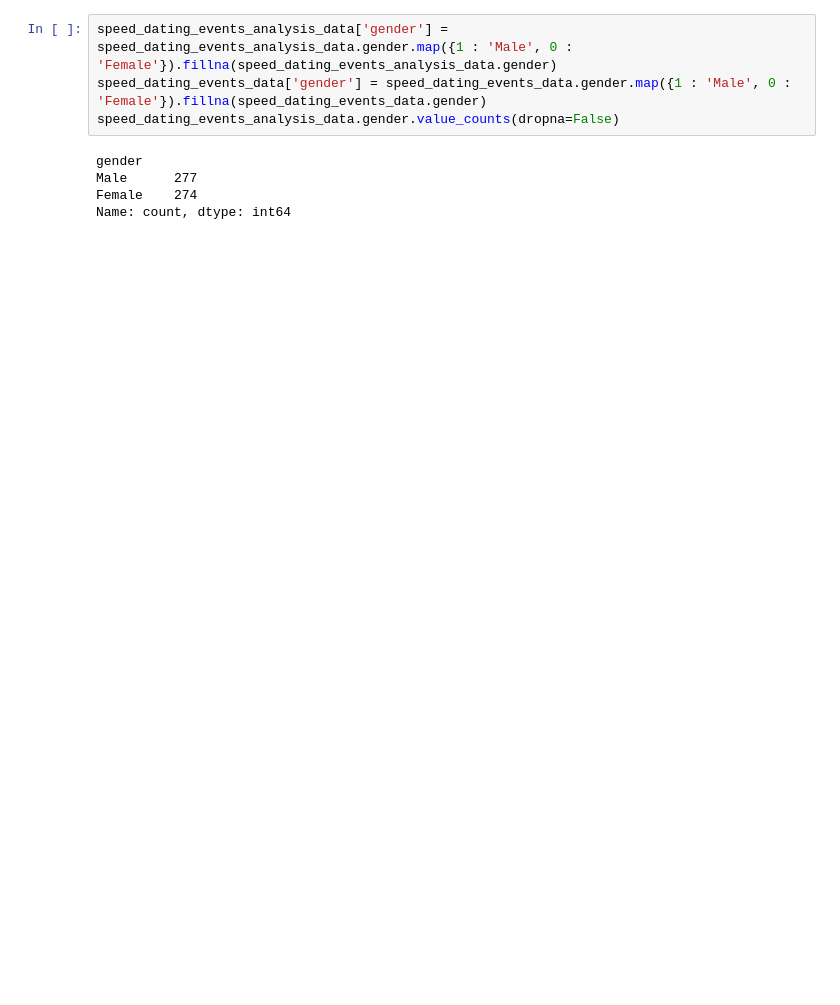
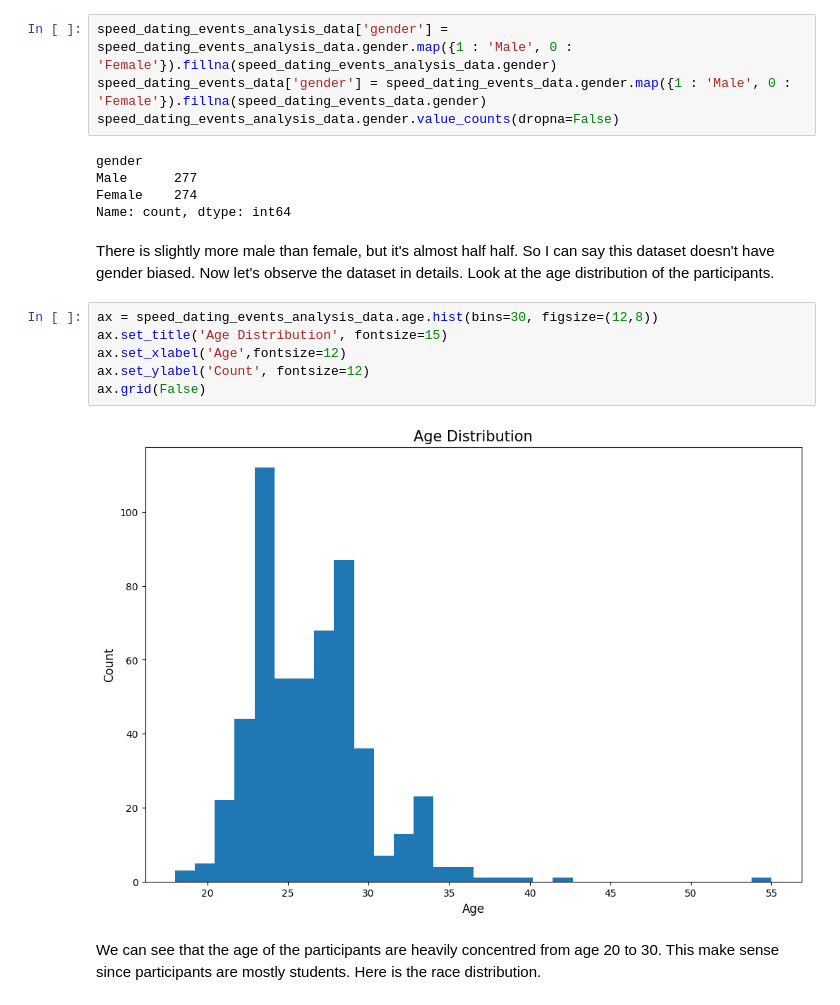
Before and after one commit to JudoboyAlex/predict_a_potential_match_in_dating, a Jupyter notebook: final_project.ipynb, the cells around one changed output. Cells and saved outputs as stored; diff of their text form; blank space fills up the shorter version.

```diff
--- a/final_project.ipynb
+++ b/final_project.ipynb
@@ -143,3 +141,17 @@ gender
 Male      277
 Female    274
 Name: count, dtype: int64
+# %% [markdown]
+There is slightly more male than female, but it's almost half half. So I can say this dataset doesn't have gender biased.
+Now let's observe the dataset in details. Look at the age distribution of the participants.
+# %%
+ax = speed_dating_events_analysis_data.age.hist(bins=30, figsize=(12,8))
+ax.set_title('Age Distribution', fontsize=15)
+ax.set_xlabel('Age',fontsize=12)
+ax.set_ylabel('Count', fontsize=12)
+ax.grid(False)
+# %% [output]
+[figure, added]
+# %% [markdown]
+We can see that the age of the participants are heavily concentred from age 20 to 30. This make sense since participants are mostly students.
+Here is the race distribution.
```
Also changed, not shown: parts of 18 cells of this notebook.
